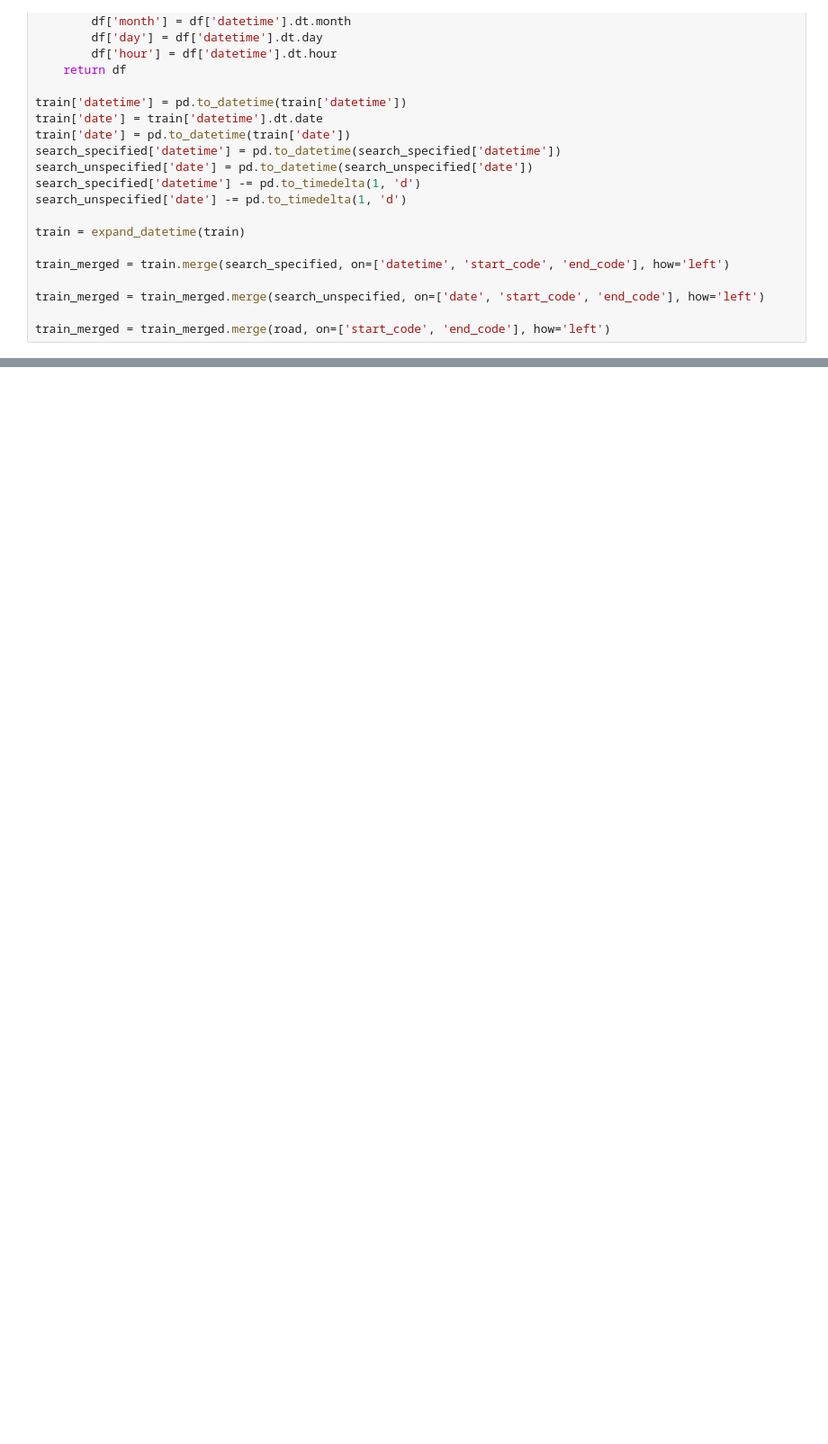
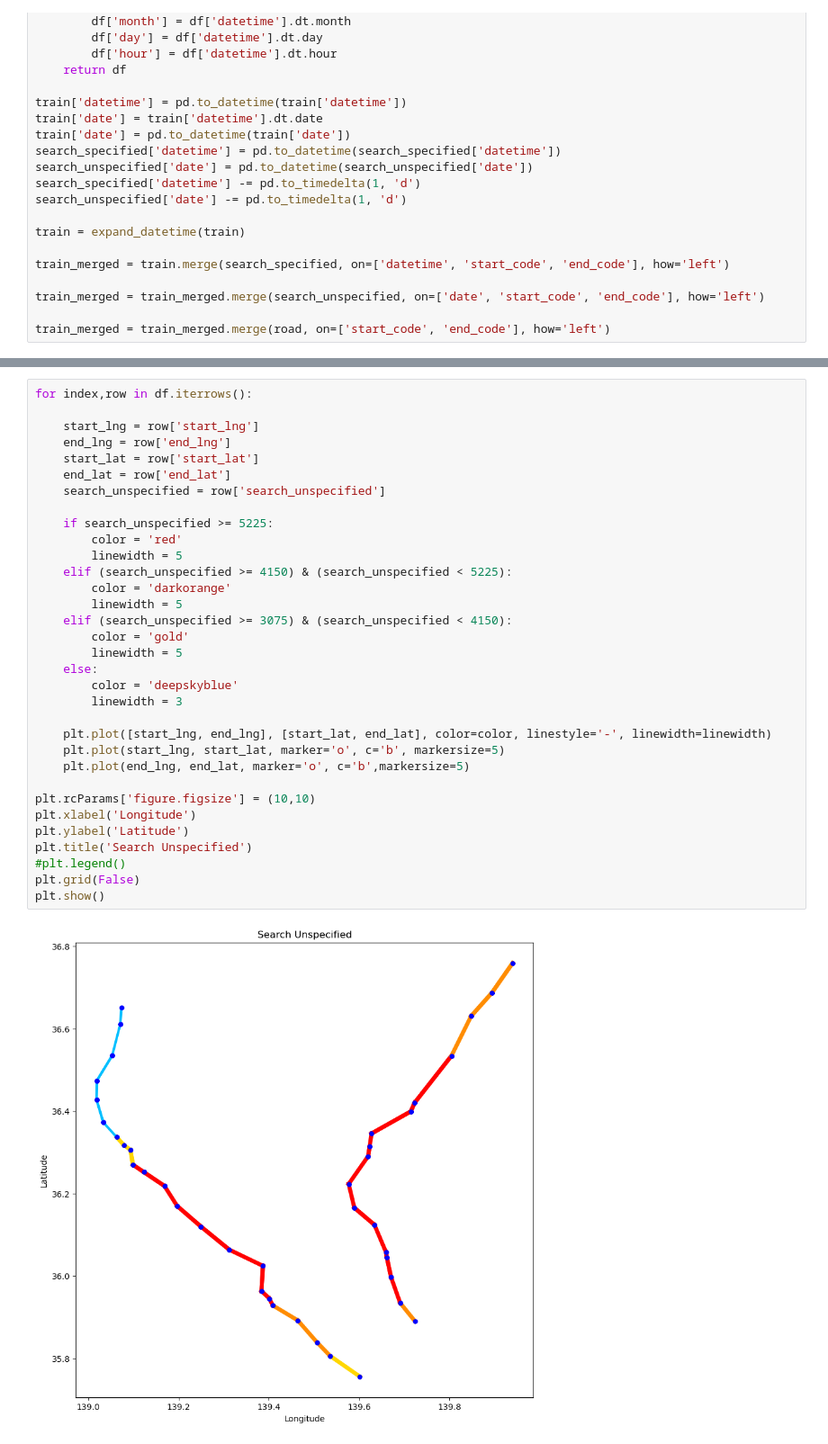
Before and after one commit to Makoto-Noda/NEXCO, a Jupyter notebook: map.ipynb, the cells around one changed output, grey strips where cells are left out. Shown at 90% size. Cells and saved outputs as stored; diff of their text form; blank space fills up the shorter version.

```diff
--- a/map.ipynb
+++ b/map.ipynb
@@ -154,0 +204,35 @@ plt.show()
+# %%
+for index,row in df.iterrows():
+
+    start_lng = row['start_lng']
+    end_lng = row['end_lng']
+    start_lat = row['start_lat']
+    end_lat = row['end_lat']
+    search_unspecified = row['search_unspecified']
+
+    if search_unspecified >= 5225:
+        color = 'red'
+        linewidth = 5
+    elif (search_unspecified >= 4150) & (search_unspecified < 5225):
+        color = 'darkorange'
+        linewidth = 5
+    elif (search_unspecified >= 3075) & (search_unspecified < 4150):
+        color = 'gold'
+        linewidth = 5
+    else:
+        color = 'deepskyblue'
+        linewidth = 3
+
+    plt.plot([start_lng, end_lng], [start_lat, end_lat], color=color, linestyle='-', linewidth=linewidth)
+    plt.plot(start_lng, start_lat, marker='o', c='b', markersize=5)
+    plt.plot(end_lng, end_lat, marker='o', c='b',markersize=5)
+
+plt.rcParams['figure.figsize'] = (10,10)
+plt.xlabel('Longitude')
+plt.ylabel('Latitude')
+plt.title('Search Unspecified')
+#plt.legend()
+plt.grid(False)
+plt.show()
+# %% [output]
+[figure, added]
```
Also changed, not shown: parts of 11 cells of this notebook, 1 other file.
